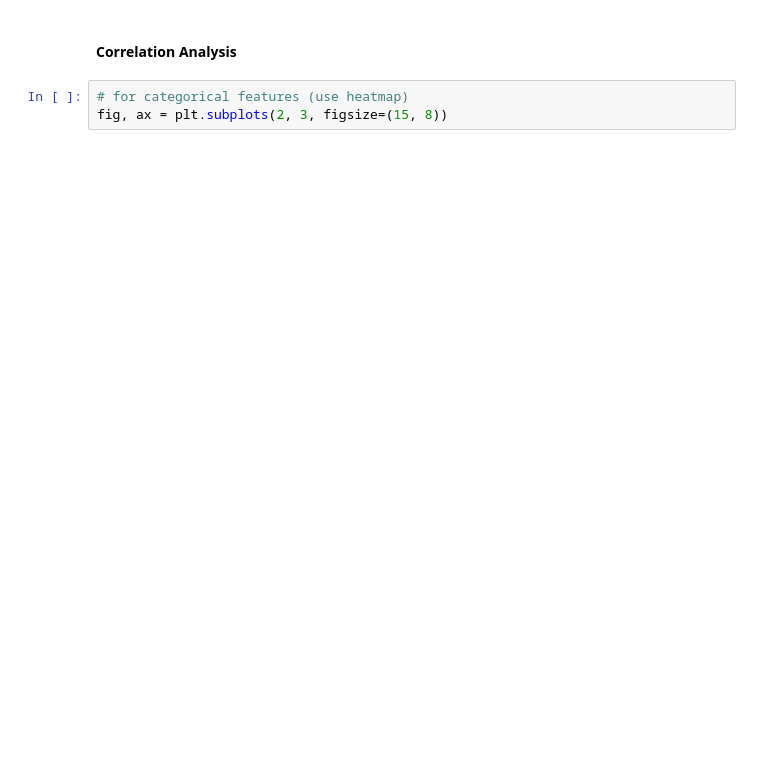
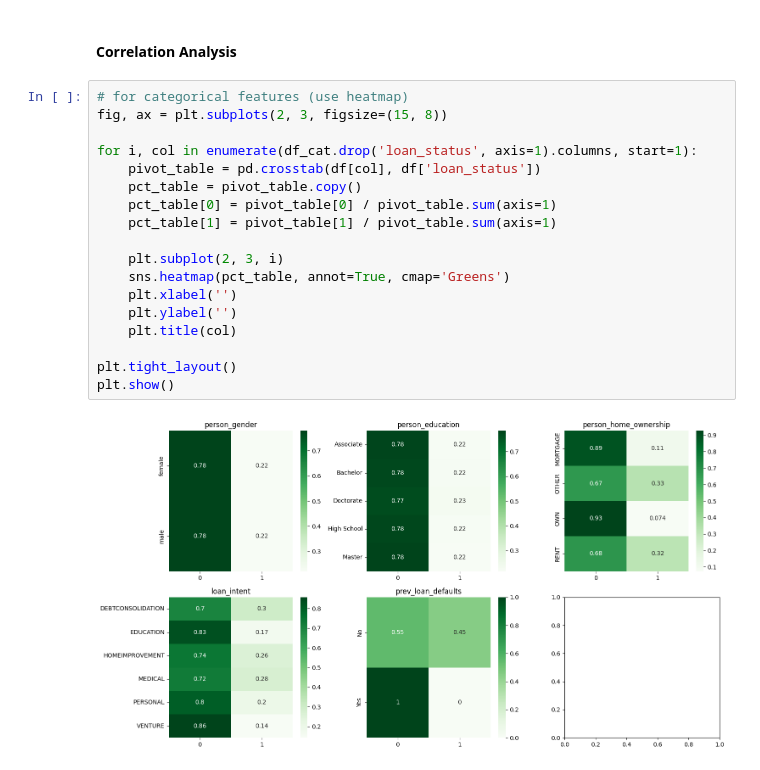
Before and after one commit to rishikeshpaulcode/Loan-Approval-Prediction, a Jupyter notebook: loan-approval-prediction-notebook.ipynb, the cells around one changed output. Cells and saved outputs as stored; diff of their text form; blank space fills up the shorter version.

```diff
--- a/loan-approval-prediction-notebook.ipynb
+++ b/loan-approval-prediction-notebook.ipynb
@@ -231,5 +234,22 @@ plt.show()
 # %% [markdown]
 #### **Correlation Analysis**
-# %%
-# for categorical features (use heatmap)
-fig, ax = plt.subplots(2, 3, figsize=(15, 8))
+# %%
+# for categorical features (use heatmap)
+fig, ax = plt.subplots(2, 3, figsize=(15, 8))
+
+for i, col in enumerate(df_cat.drop('loan_status', axis=1).columns, start=1):
+    pivot_table = pd.crosstab(df[col], df['loan_status'])
+    pct_table = pivot_table.copy()
+    pct_table[0] = pivot_table[0] / pivot_table.sum(axis=1)
+    pct_table[1] = pivot_table[1] / pivot_table.sum(axis=1)
+
+    plt.subplot(2, 3, i)
+    sns.heatmap(pct_table, annot=True, cmap='Greens')
+    plt.xlabel('')
+    plt.ylabel('')
+    plt.title(col)
+
+plt.tight_layout()
+plt.show()
+# %% [output]
+[figure, added]
```
Also changed, not shown: parts of 11 cells of this notebook.
